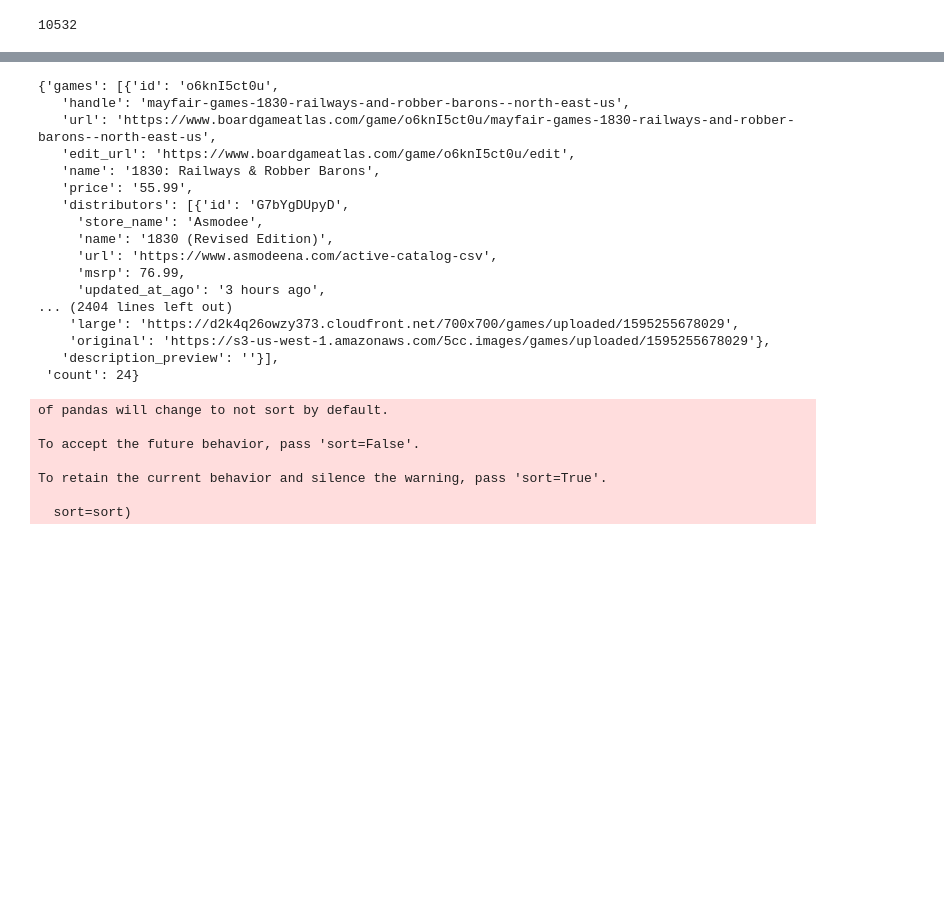
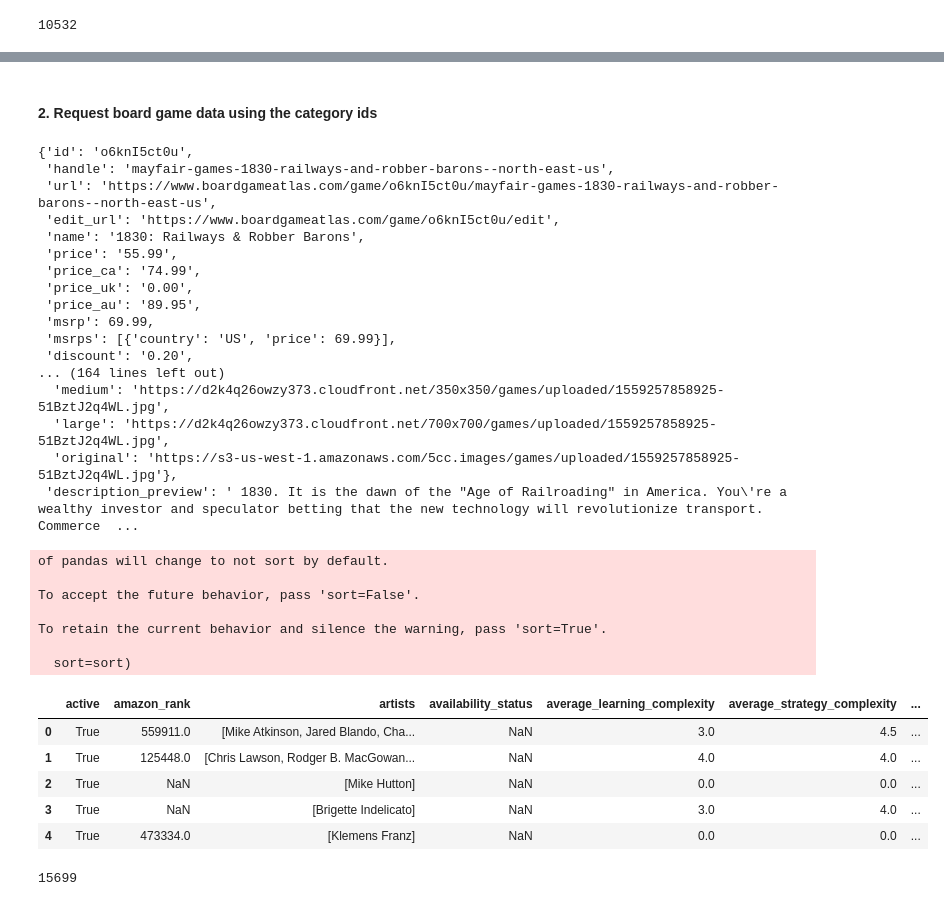
Before and after one commit to viktoriakonya/C3---Project, a Jupyter notebook: board_games/Loading_data_mod.ipynb, the cells around one changed output, grey strips where cells are left out. Cells and saved outputs as stored; diff of their text form; code cells hidden in the pictures; blank space fills up the shorter version.

```diff
--- a/board_games/Loading_data_mod.ipynb
+++ b/board_games/Loading_data_mod.ipynb
@@ -127,27 +159,29 @@ len(categ_ids)
+# %% [markdown]
+#### 2. Request board game data using the category ids
 # %%
-# Sample
+# Sample request
 categ_url = 'https://api.boardgameatlas.com/api/search?client_id=6MXavgYBke&limit=100&categories=2bdFPJUvFo'
 response = requests.get(categ_url)
 games_dict = json.loads(response.text)
-games_dict
+list(games_dict.values())[0][0]
 # %% [output]
-{'games': [{'id': 'o6knI5ct0u',
-   'handle': 'mayfair-games-1830-railways-and-robber-barons--north-east-us',
-   'url': 'https://www.boardgameatlas.com/game/o6knI5ct0u/mayfair-games-1830-railways-and-robber-barons--north-east-us',
-   'edit_url': 'https://www.boardgameatlas.com/game/o6knI5ct0u/edit',
-   'name': '1830: Railways & Robber Barons',
-   'price': '55.99',
-   'distributors': [{'id': 'G7bYgDUpyD',
-     'store_name': 'Asmodee',
-     'name': '1830 (Revised Edition)',
-     'url': 'https://www.asmodeena.com/active-catalog-csv',
-     'msrp': 76.99,
-     'updated_at_ago': '3 hours ago',
-... (2404 lines left out)
-    'large': 'https://d2k4q26owzy373.cloudfront.net/700x700/games/uploaded/1595255678029',
-    'original': 'https://s3-us-west-1.amazonaws.com/5cc.images/games/uploaded/1595255678029'},
-   'description_preview': ''}],
- 'count': 24}
+{'id': 'o6knI5ct0u',
+ 'handle': 'mayfair-games-1830-railways-and-robber-barons--north-east-us',
+ 'url': 'https://www.boardgameatlas.com/game/o6knI5ct0u/mayfair-games-1830-railways-and-robber-barons--north-east-us',
+ 'edit_url': 'https://www.boardgameatlas.com/game/o6knI5ct0u/edit',
+ 'name': '1830: Railways & Robber Barons',
+ 'price': '55.99',
+ 'price_ca': '74.99',
+ 'price_uk': '0.00',
+ 'price_au': '89.95',
+ 'msrp': 69.99,
+ 'msrps': [{'country': 'US', 'price': 69.99}],
+ 'discount': '0.20',
+... (164 lines left out)
+  'medium': 'https://d2k4q26owzy373.cloudfront.net/350x350/games/uploaded/1559257858925-51BztJ2q4WL.jpg',
+  'large': 'https://d2k4q26owzy373.cloudfront.net/700x700/games/uploaded/1559257858925-51BztJ2q4WL.jpg',
+  'original': 'https://s3-us-west-1.amazonaws.com/5cc.images/games/uploaded/1559257858925-51BztJ2q4WL.jpg'},
+ 'description_preview': ' 1830. It is the dawn of the "Age of Railroading" in America. You\'re a wealthy investor and speculator betting that the new technology will revolutionize transport. Commerce  ...
 # %%
 # Get board games
 categ_df = pd.DataFrame()
@@ -191,3 +218,18 @@ categ_df.to_csv("categ_df.csv", sep=';' , quotechar='"')
+# %%
+pd.options.display.max_columns = None
+display(categ_df.head())
+# %% [output]
+|  | active | amazon_rank | artists | availability_status | average_learning_complexity | average_strategy_complexity | ... |
+| 0 | True | 559911.0 | [Mike Atkinson, Jared Blando, Cha... | NaN | 3.0 | 4.5 | ... |
+| 1 | True | 125448.0 | [Chris Lawson, Rodger B. MacGowan... | NaN | 4.0 | 4.0 | ... |
+| 2 | True | NaN | [Mike Hutton] | NaN | 0.0 | 0.0 | ... |
+| 3 | True | NaN | [Brigette Indelicato] | NaN | 3.0 | 4.0 | ... |
+| 4 | True | 473334.0 | [Klemens Franz] | NaN | 0.0 | 0.0 | ... |
+# %%
+# Number of games
+len(categ_df)
+# %% [output]
+15699
 # %%
 # Feature list
 categ_df.dtypes
```
Also changed, not shown: parts of 73 cells of this notebook.
